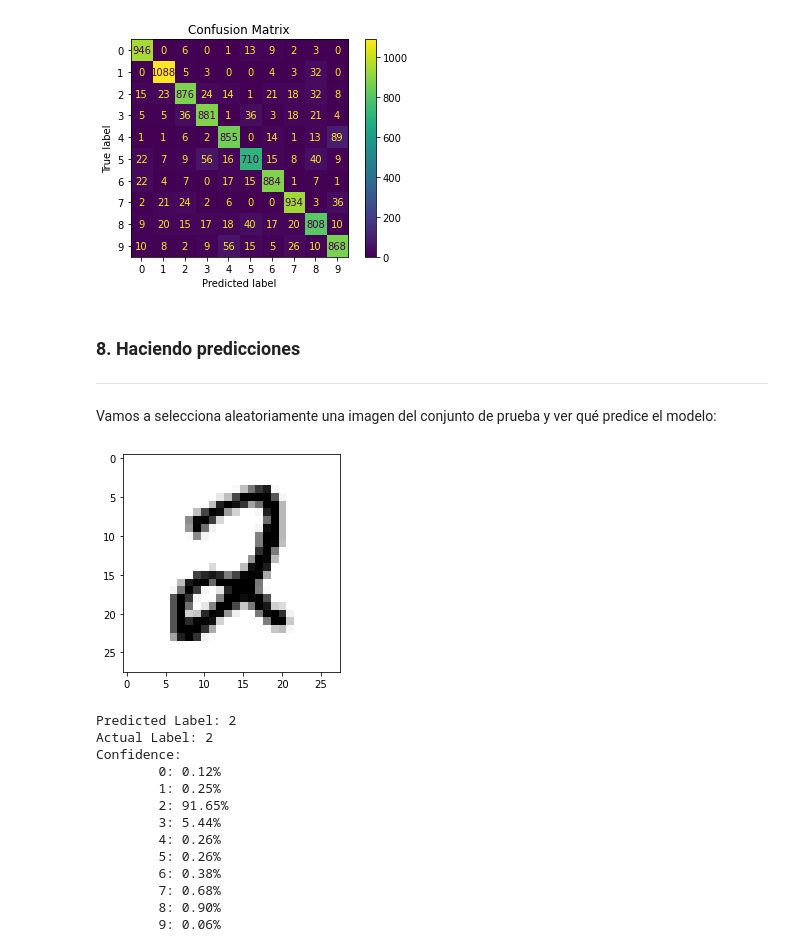
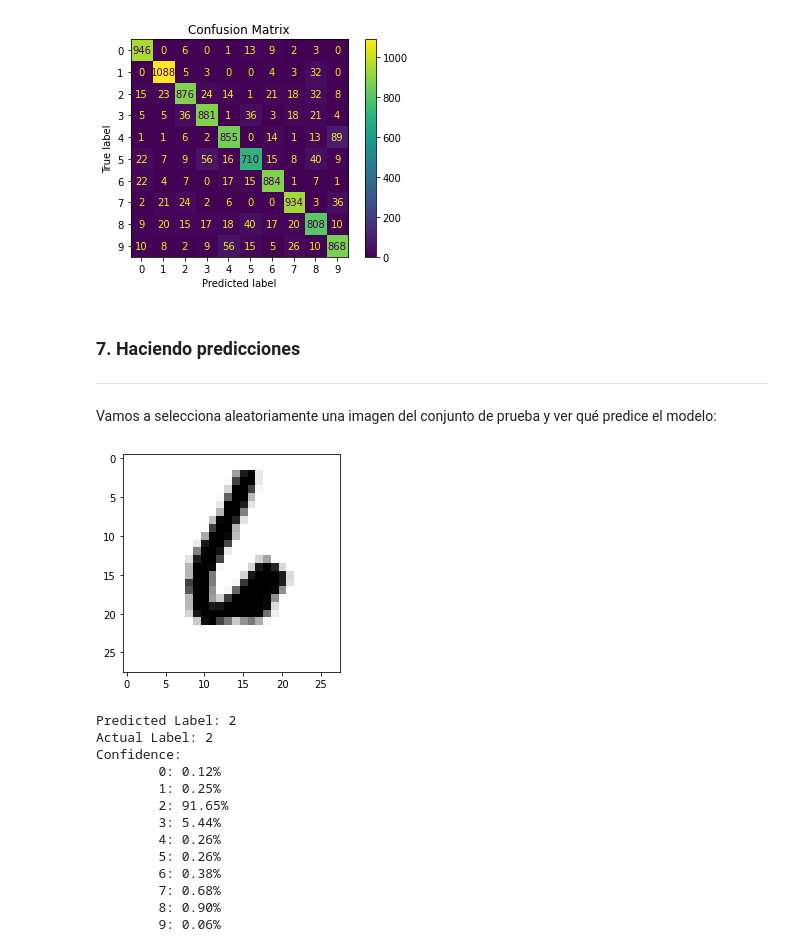
Before and after one commit to nosolobots/ai, a Jupyter notebook: books/Python_DL-torres/ch05_nn_keras/keras_MNIST.ipynb, the cells around one changed output. Drawn from its saved outputs; the diff is of its cells as text; code cells hidden in the pictures.

```diff
--- a/books/Python_DL-torres/ch05_nn_keras/keras_MNIST.ipynb
+++ b/books/Python_DL-torres/ch05_nn_keras/keras_MNIST.ipynb
@@ -307,16 +304,16 @@ plt.show()
 # %% [output]
 [figure]
 # %% [markdown]
-### 8. Haciendo predicciones
+### 7. Haciendo predicciones
 ---
 # %% [markdown]
 Vamos a selecciona aleatoriamente una imagen del conjunto de prueba y ver qué predice el modelo:
 # %%
-i = rnd.randint(0, len(x_test)-1)
+i = random.randint(0, len(x_test)-1)
 plt.imshow(x_test[i], cmap=plt.cm.binary)
 plt.show()
 # %% [output]
-[figure, old version]
+[figure, new version]
 # %%
 #prediction = model.predict(np.array([xn_test[i]]))
 probs = model.predict(np.expand_dims(xn_test[i], axis=0))
```
Also changed, not shown: parts of 19 cells of this notebook, 1 other file.
